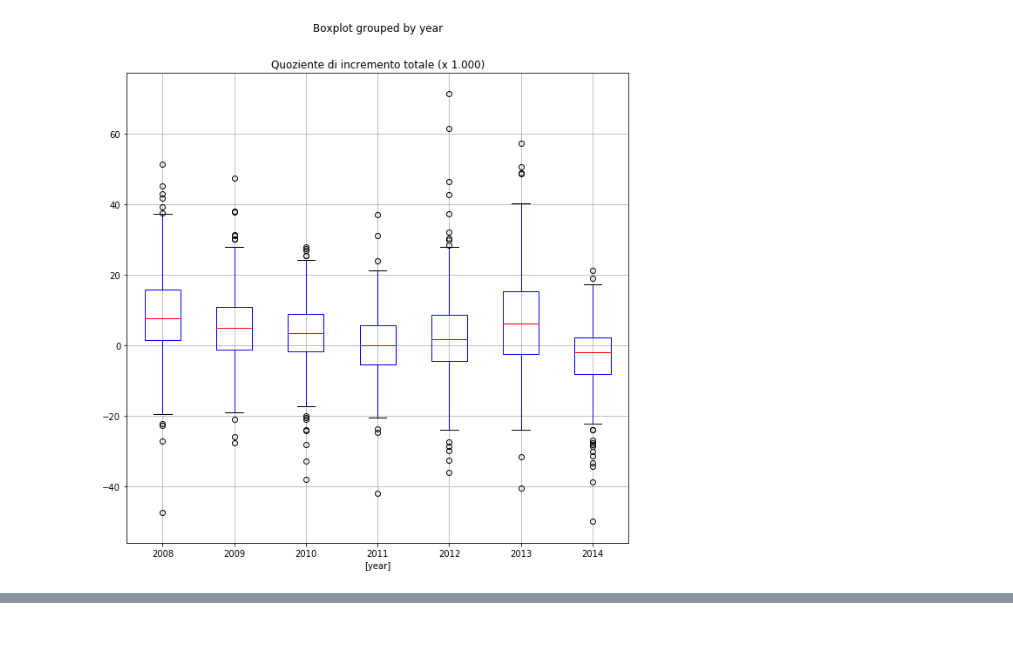
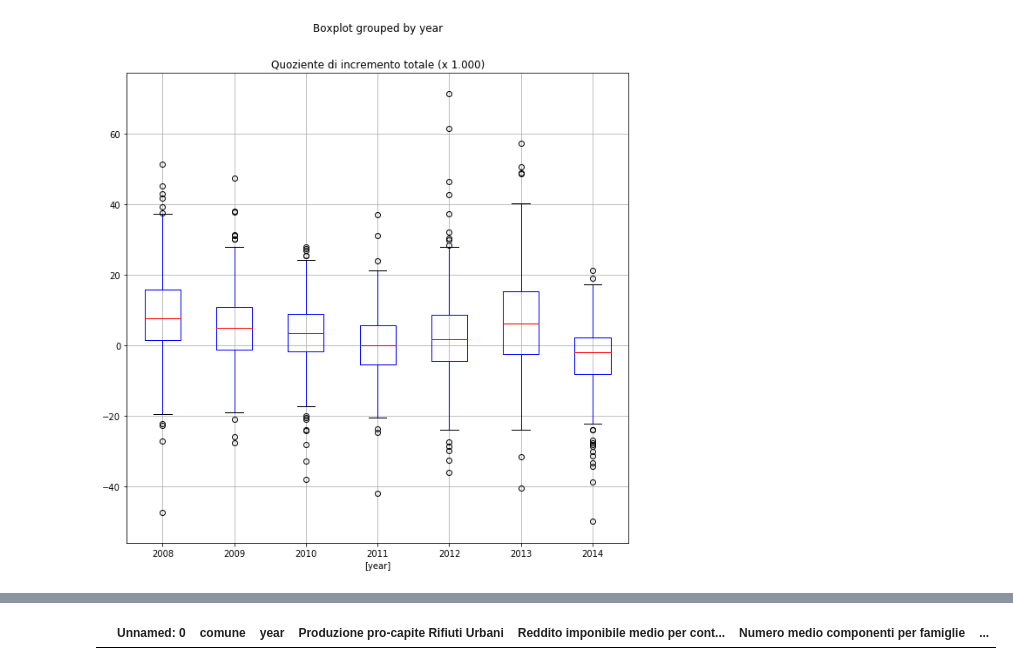
Before and after one commit to tropiano/sandrina, a Jupyter notebook: notebooks/salute/1 - Salute - Analysis.ipynb, the cells around one changed output, grey strips where cells are left out. Drawn from its saved outputs; the diff is of its cells as text; code cells hidden in the pictures; blank space fills up the shorter version.

```diff
--- a/notebooks/salute/1 - Salute - Analysis.ipynb
+++ b/notebooks/salute/1 - Salute - Analysis.ipynb
@@ -195,0 +179,4 @@ for k in df.keys()[3:-1]:
+# %%
+df[df['Produzione pro-capite Rifiuti Urbani']<100]
+# %% [output]
+|  | Unnamed: 0 | comune | year | Produzione pro-capite Rifiuti Urbani | Reddito imponibile medio per cont... | Numero medio componenti per famiglie | ... |
```
Also changed, not shown: parts of 2 cells of this notebook.
